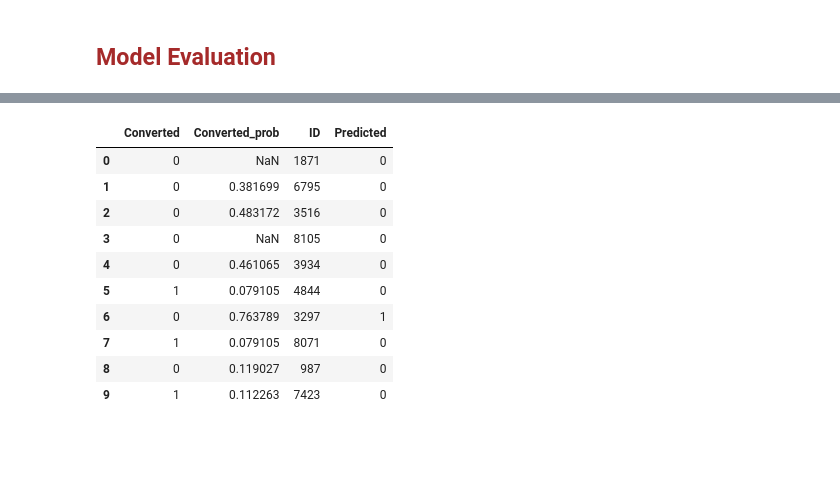
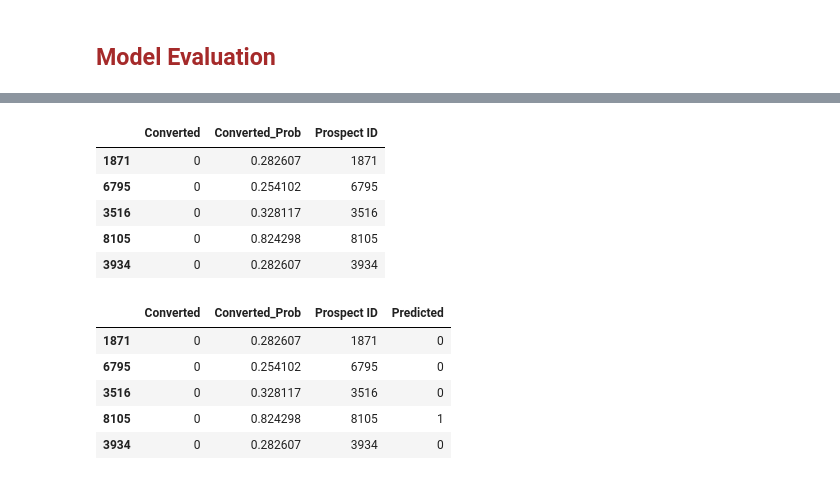
Before and after one commit to ankanroy92in/X_Education, a Jupyter notebook: X_Education.ipynb, the cells around one changed output, grey strips where cells are left out. Saved outputs shown, nothing was run; the diff lists cells and outputs as text; code cells hidden in the pictures; blank space fills up the shorter version.

Commit message:
Created models

```diff
--- a/X_Education.ipynb
+++ b/X_Education.ipynb
@@ -1097,0 +1125,8 @@ Rural and Agribusiness          0.6760      0.378      1.789      0.074      -0.
+# %%
+# Facebook is having figh VIF and high p value
+drop_feature = ['Quick Add Form','Olark Chat Conversation','Other','Healthcare Management',
+                'Rural and Agribusiness','Form Submitted on Website','Student']
+X_train_rfe_selected_with_constant_revised = X_train_rfe_selected_with_constant.drop(drop_feature
+                                                                                     ,axis=1)
+# %%
+model_3 = model_creation(X_train_rfe_selected_with_constant_revised,y_train)
@@ -1129,0 +1173,5 @@ y_train_pred_final[:10]
+# %%
+# Getting the predicted values on the train set
+y_train_pred = model_3.predict(X_train_rfe_selected_with_constant_revised)           # giving prob. of getting 1
+
+y_train_pred[:10]
@@ -1130,20 +1190,31 @@ y_train_pred_final[:10]
+# %%
+# Creating a dataframe with the actual churn flag and the predicted probabilities
+
+y_train_pred_final = pd.DataFrame({'Converted':y_train.values, 'Converted_Prob':y_train_pred})
+y_train_pred_final['Prospect ID'] = y_train.index
+y_train_pred_final.head()
+
+# y_train.values actual Converted values from df_leads dataset
+# y_train_pred probability of Converted values predicted by model
+# %% [output]
+|  | Converted | Converted_Prob | Prospect ID |
+| 1871 | 0 | 0.282607 | 1871 |
+| 6795 | 0 | 0.254102 | 6795 |
+| 3516 | 0 | 0.328117 | 3516 |
+| 8105 | 0 | 0.824298 | 8105 |
+| 3934 | 0 | 0.282607 | 3934 |
 # %%
-y_train_pred_final['Predicted'] = y_train_pred_final.Converted_prob.map(lambda x: 1 if x > 0.5 else 0)
+y_train_pred_final['Predicted'] = y_train_pred_final["Converted_Prob"].map(lambda x: 1 if x > 0.5 else 0)
 
-# Let's see the head
-y_train_pred_final[:10]
+# checking head
+y_train_pred_final.head()
 # %% [output]
-|  | Converted | Converted_prob | ID | Predicted |
-| 0 | 0 | NaN | 1871 | 0 |
-| 1 | 0 | 0.381699 | 6795 | 0 |
-| 2 | 0 | 0.483172 | 3516 | 0 |
-| 3 | 0 | NaN | 8105 | 0 |
-| 4 | 0 | 0.461065 | 3934 | 0 |
-| 5 | 1 | 0.079105 | 4844 | 0 |
-| 6 | 0 | 0.763789 | 3297 | 1 |
-| 7 | 1 | 0.079105 | 8071 | 0 |
-| 8 | 0 | 0.119027 | 987 | 0 |
-| 9 | 1 | 0.112263 | 7423 | 0 |
+|  | Converted | Converted_Prob | Prospect ID | Predicted |
+| 1871 | 0 | 0.282607 | 1871 | 0 |
+| 6795 | 0 | 0.254102 | 6795 | 0 |
+| 3516 | 0 | 0.328117 | 3516 | 0 |
+| 8105 | 0 | 0.824298 | 8105 | 1 |
+| 3934 | 0 | 0.282607 | 3934 | 0 |
 # %%
 from sklearn import metrics
 
```
Also changed, not shown: parts of 31 cells of this notebook.
